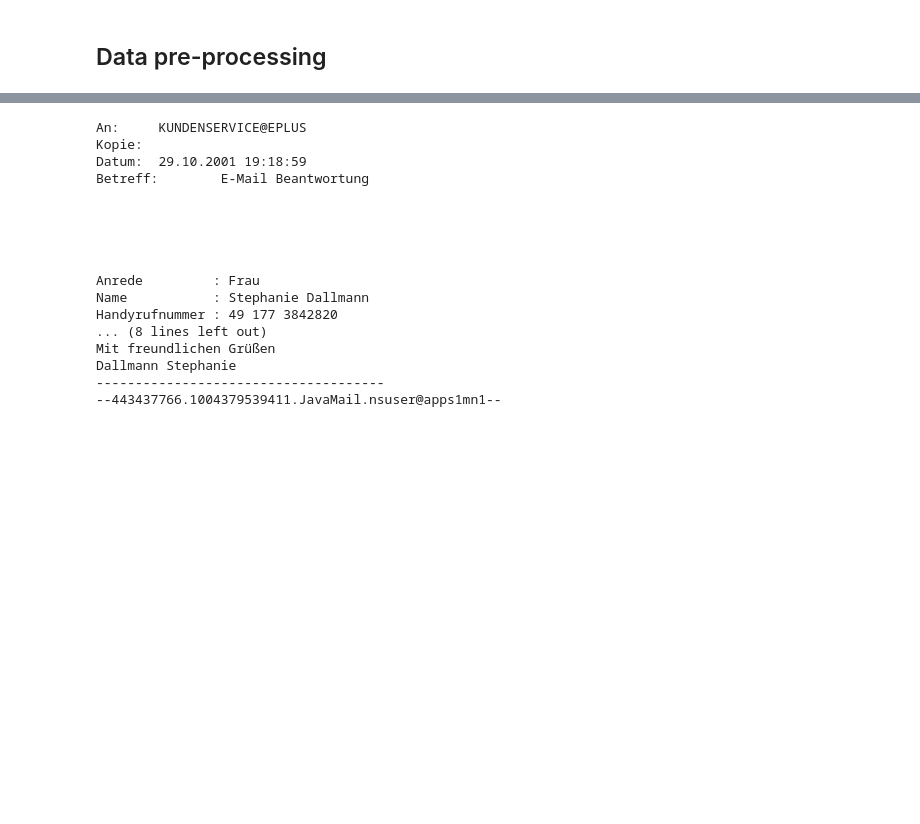
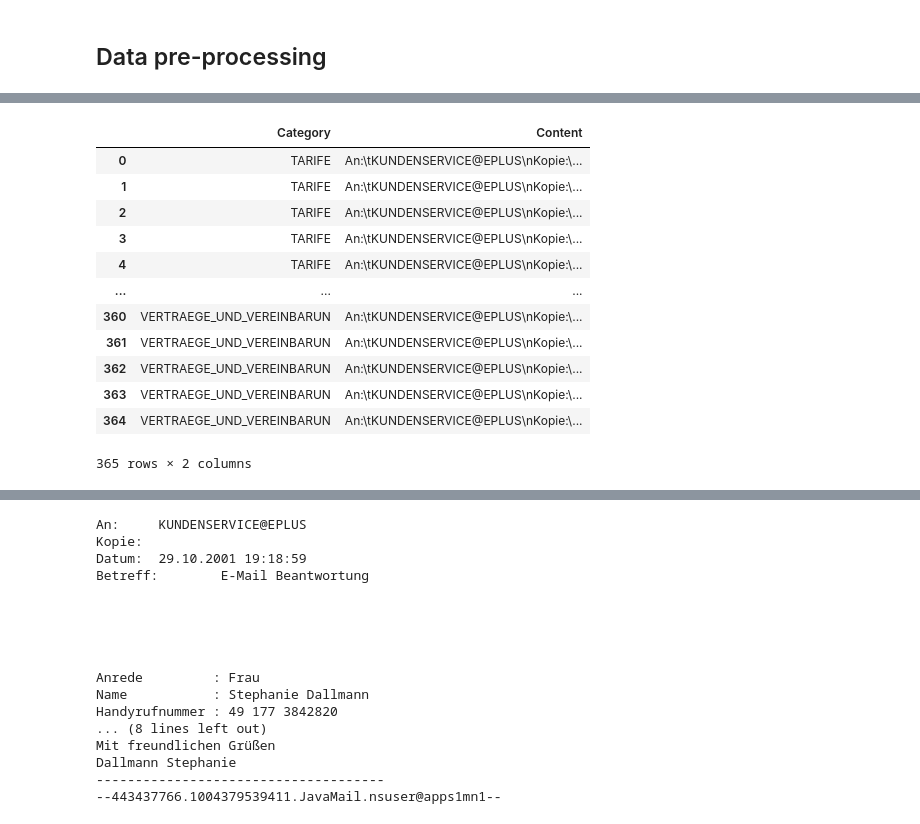
Before and after one commit to klychliiev/Meduzzen_AI_Internship, a Jupyter notebook: emails/zero_shot_classification/zero_shot_classification_emails.ipynb, the cells around one changed output, grey strips where cells are left out. Saved outputs shown, nothing was run; the diff lists cells and outputs as text; code cells hidden in the pictures; blank space fills up the shorter version.

```diff
--- a/emails/zero_shot_classification/zero_shot_classification_emails.ipynb
+++ b/emails/zero_shot_classification/zero_shot_classification_emails.ipynb
@@ -49,3 +46,20 @@ df
+# %%
+df = df.drop('Unnamed: 0', axis=1)
+df
+# %% [output]
+|  | Category | Content |
+| 0 | TARIFE | An:\tKUNDENSERVICE@EPLUS\nKopie:\... |
+| 1 | TARIFE | An:\tKUNDENSERVICE@EPLUS\nKopie:\... |
+| 2 | TARIFE | An:\tKUNDENSERVICE@EPLUS\nKopie:\... |
+| 3 | TARIFE | An:\tKUNDENSERVICE@EPLUS\nKopie:\... |
+| 4 | TARIFE | An:\tKUNDENSERVICE@EPLUS\nKopie:\... |
+| ... | ... | ... |
+| 360 | VERTRAEGE_UND_VEREINBARUN | An:\tKUNDENSERVICE@EPLUS\nKopie:\... |
+| 361 | VERTRAEGE_UND_VEREINBARUN | An:\tKUNDENSERVICE@EPLUS\nKopie:\... |
+| 362 | VERTRAEGE_UND_VEREINBARUN | An:\tKUNDENSERVICE@EPLUS\nKopie:\... |
+| 363 | VERTRAEGE_UND_VEREINBARUN | An:\tKUNDENSERVICE@EPLUS\nKopie:\... |
+| 364 | VERTRAEGE_UND_VEREINBARUN | An:\tKUNDENSERVICE@EPLUS\nKopie:\... |
+365 rows × 2 columns
 # %%
 df['Category'].value_counts()
 # %% [output]
```
Also changed, not shown: parts of 18 cells of this notebook.
